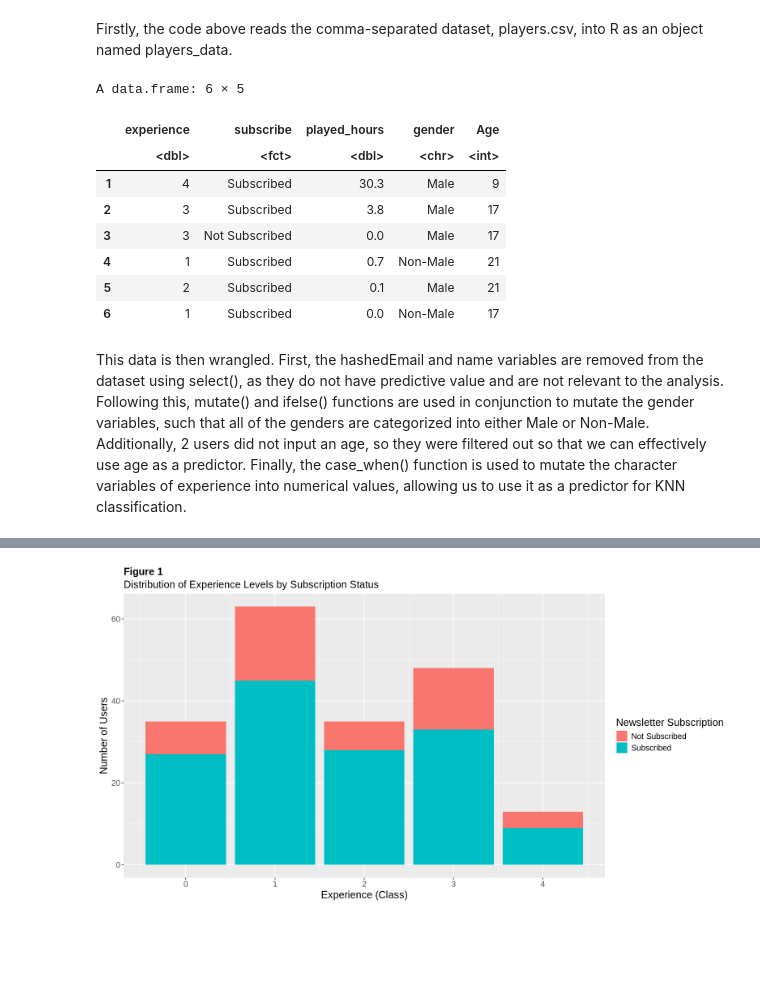
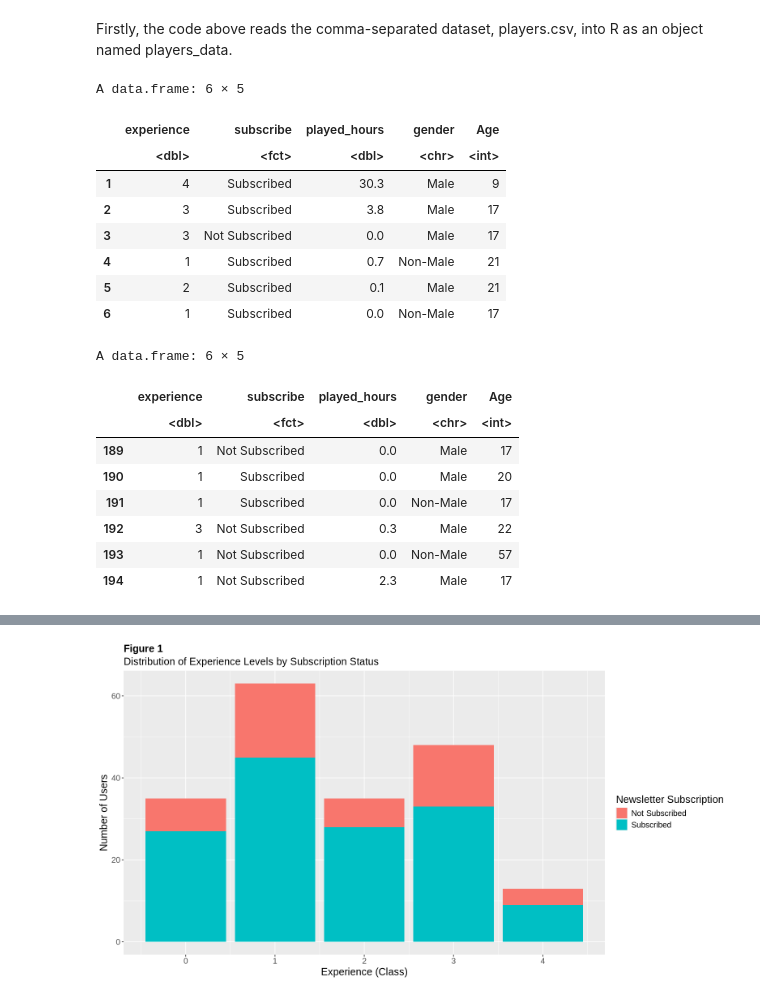
Before and after one commit to raywu255/DSCI-Project-Final-Report, a Jupyter notebook: Final Project.ipynb, the cells around one changed output, grey strips where cells are left out. Cells and saved outputs as stored; diff of their text form; code cells hidden in the pictures; blank space fills up the shorter version.

```diff
--- a/Final Project.ipynb
+++ b/Final Project.ipynb
@@ -72,29 +72,37 @@ Firstly, the code above reads the comma-separated dataset, players.csv, into R a
 # %%
 #wrangling
 players_data_wrangled <- players_data |>
     select(-hashedEmail, -name) |>
     mutate(gender = ifelse(gender == "Male", "Male", "Non-Male")) |> #ifelse() function adapted from (Nelamali, 2024)
     mutate(experience = case_when(
         experience == "Beginner" ~ 0,
         experience == "Amateur" ~ 1,
         experience == "Regular" ~ 2,
         experience == "Veteran" ~ 3,
         experience == "Pro" ~ 4,
     )) |> #case_when() function is adapted from (dpylr, n.d.)
     mutate(subscribe = as.factor(subscribe)) |>
     mutate(subscribe = fct_recode(subscribe, "Subscribed" = "TRUE", "Not Subscribed" = "FALSE")) |>
     filter(Age != "NA")
 
 head(players_data_wrangled)
+tail(players_data_wrangled)
 # %% [output]
 A data.frame: 6 × 5
 |  | experience | subscribe | played_hours | gender | Age |
 |  | <dbl> | <fct> | <dbl> | <chr> | <int> |
 | 1 | 4 | Subscribed | 30.3 | Male | 9 |
 | 2 | 3 | Subscribed | 3.8 | Male | 17 |
 | 3 | 3 | Not Subscribed | 0.0 | Male | 17 |
 | 4 | 1 | Subscribed | 0.7 | Non-Male | 21 |
 | 5 | 2 | Subscribed | 0.1 | Male | 21 |
 | 6 | 1 | Subscribed | 0.0 | Non-Male | 17 |
+A data.frame: 6 × 5
+|  | experience | subscribe | played_hours | gender | Age |
+|  | <dbl> | <fct> | <dbl> | <chr> | <int> |
+| 189 | 1 | Not Subscribed | 0.0 | Male | 17 |
+| 190 | 1 | Subscribed | 0.0 | Male | 20 |
+| 191 | 1 | Subscribed | 0.0 | Non-Male | 17 |
+| 192 | 3 | Not Subscribed | 0.3 | Male | 22 |
+| 193 | 1 | Not Subscribed | 0.0 | Non-Male | 57 |
+| 194 | 1 | Not Subscribed | 2.3 | Male | 17 |
-# %% [markdown]
-This data is then wrangled. First, the hashedEmail and name variables are removed from the dataset using select(), as they do not have predictive value and are not relevant to the analysis. Following this, mutate() and ifelse() functions are used in conjunction to mutate the gender variables, such that all of the genders are categorized into either Male or Non-Male. Additionally, 2 users did not input an age, so they were filtered out so that we can effectively use age as a predictor. Finally, the case_when() function is used to mutate the character variables of experience into numerical values, allowing us to use it as a predictor for KNN classification.
```
Also changed, not shown: parts of 4 cells of this notebook.
